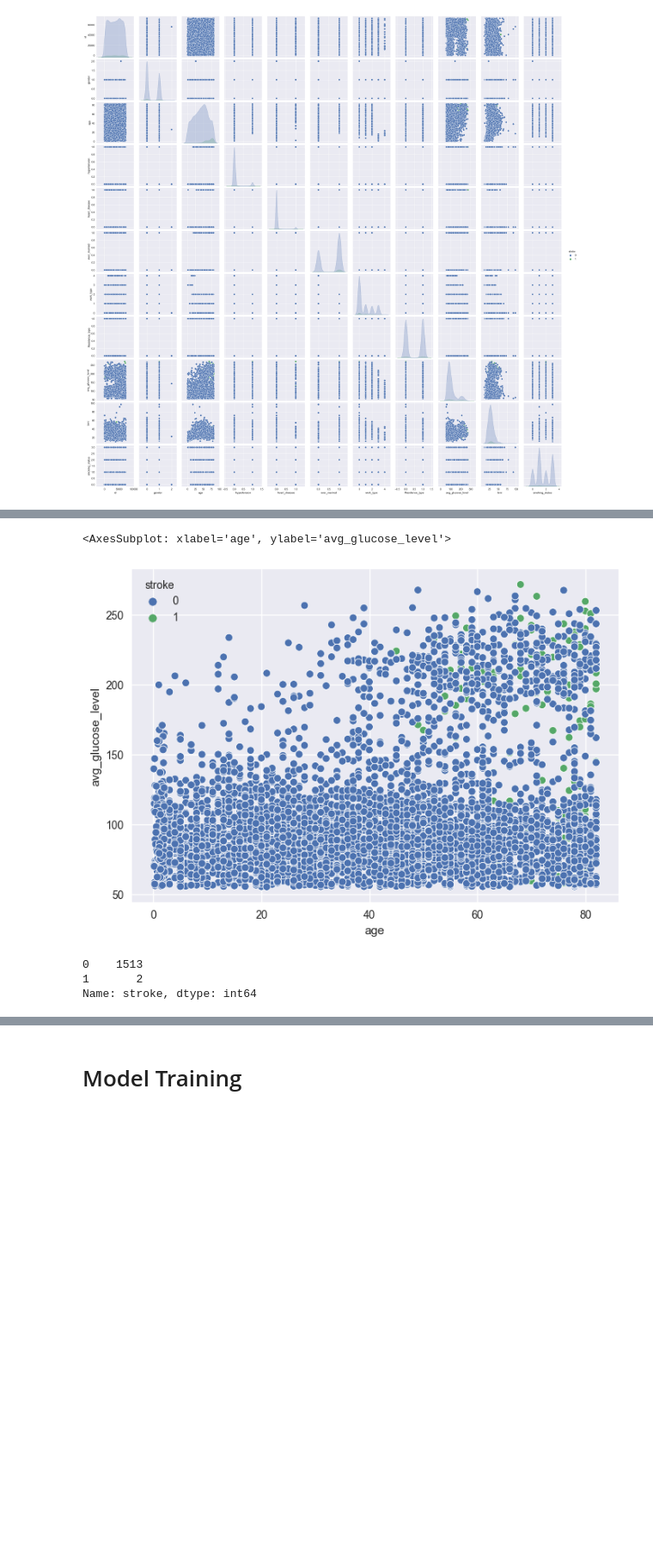
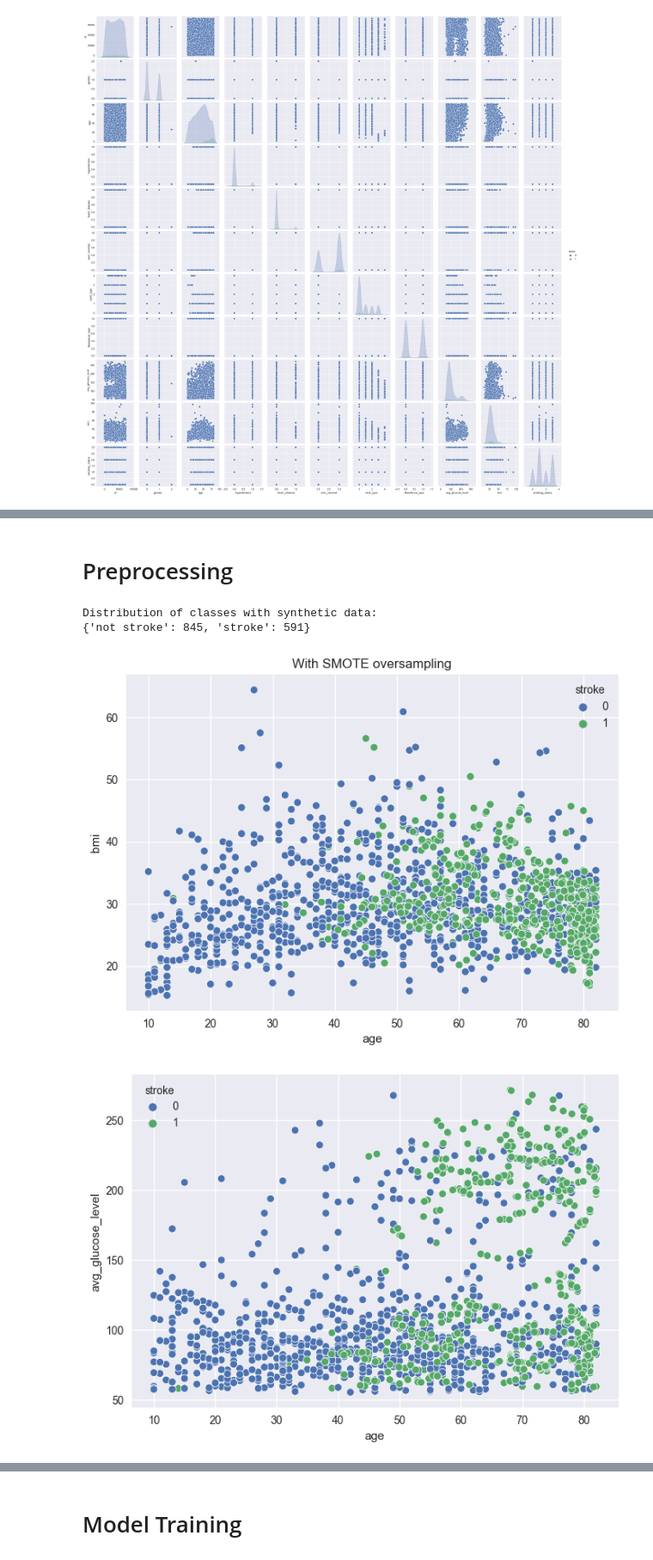
Before and after one commit to maxADeVisser/IDSS_PW3, a Jupyter notebook: data_preprocessing.ipynb, the cells around one changed output, grey strips where cells are left out. Shown at 86% size. Saved outputs shown, nothing was run; the diff lists cells and outputs as text; code cells hidden in the pictures; blank space fills up the shorter version.

```diff
--- a/data_preprocessing.ipynb
+++ b/data_preprocessing.ipynb
@@ -45,3 +51,5 @@ Text(0.5, 1.0, 'Pearson correlation')
+# %% [markdown]
+# Preprocessing
 # %%
 # Under sampling: Remove instance  from the overrepresented class (randomly)
 # Over sampling: SMOTE (Synthetic Minority Over-sampling Technique)
@@ -55,12 +59,61 @@ from sklearn.svm import SVC
-# %%
-# make a scatter plot with seaborn
-sns.scatterplot(data=df, x="age", y="avg_glucose_level", hue="stroke")
-# %% [output]
-<AxesSubplot: xlabel='age', ylabel='avg_glucose_level'>
-[figure, removed]
-# %%
-df[df['age'] < 30]['stroke'].value_counts()
-# %% [output]
-0    1513
-1       2
-Name: stroke, dtype: int64
+# %%
+df_raw = pd.read_csv("healthcare-dataset-stroke-data.csv")
+
+# remove ID column
+df_processed = df_raw.drop(columns=['id'])
+
+# Change only record with gender "other" to majority value
+df_processed.iloc[3116, 0] = df_raw['gender'].value_counts().idxmax()
+
+# remove records with too low age
+# the data contained a lot of records with age close to 0 ??
+df_processed = df_processed[df_processed.age >= 10]
+
+# Perform Undersampling to account for data imbalance
+# randomly remove 80% of the non-stroke instances
+df_processed = df_processed.drop(df_processed.query("stroke == 0").sample(frac=.8).index)
+
+# Remove singe BMI outlier with BMI of 97,5
+df_processed = df_processed[df_processed.bmi < 80]
+
+# imputing missing values for BMI using KNN technique
+from sklearn.impute import KNNImputer
+imputer = KNNImputer(n_neighbors=5)
+df_processed['bmi'] = imputer.fit_transform(df_processed[['bmi']])
+
+# Encode categorical variables as numbers
+def encode_numericals(df: pd.DataFrame) -> pd.DataFrame:
+    df_return = df.copy()
+    df_return['ever_married'] = df_return['ever_married'].replace({'Yes': 1, 'No': 0})
+    df_return['work_type'] = df_return['work_type'].replace({'Private': 0, 'Self-employed': 1, 'Govt_job': 2, 'children': 3, 'Never_worked': 4})
+    df_return['Residence_type'] = df_return['Residence_type'].replace({'Urban': 1, 'Rural': 0})
+    df_return['smoking_status'] = df_return['smoking_status'].replace({'formerly smoked': 0, 'never smoked': 1, 'smokes': 2, 'Unknown': 3})
+    df_return['gender'] = df_return['gender'].replace({"Female": 0, "Male": 1})
+    return df_return
+df_processed = encode_numericals(df_processed)
+
+# perform oversampling using SMOTE
+from imblearn.over_sampling import SMOTE
+oversampling_ratio = 0.7 # can only be used for binary classification
+smote = SMOTE(sampling_strategy=oversampling_ratio, k_neighbors=5, random_state=rs)
+X = df_processed.drop(columns=['stroke'])
+y = df_processed['stroke']
+X_resampled, y_resampled = smote.fit_resample(X, y)
+df_processed = pd.concat([X_resampled, y_resampled], axis=1)
+
+unique, counts = np.unique(df_processed.stroke, return_counts=True)
+print("Distribution of classes with synthetic data:")
+print(dict(zip(("not stroke", "stroke"), counts)))
+# %% [output]
+Distribution of classes with synthetic data:
+{'not stroke': 845, 'stroke': 591}
+# %%
+sns.scatterplot(data=df_processed, x="age", y="bmi", hue="stroke")
+plt.title("With SMOTE oversampling")
+plt.show()
+
+sns.scatterplot(data=df_processed, x="age", y="avg_glucose_level", hue="stroke")
+plt.show()
+# %% [output]
+[figure, added]
+[figure, added]
```
Also changed, not shown: parts of 14 cells of this notebook.
